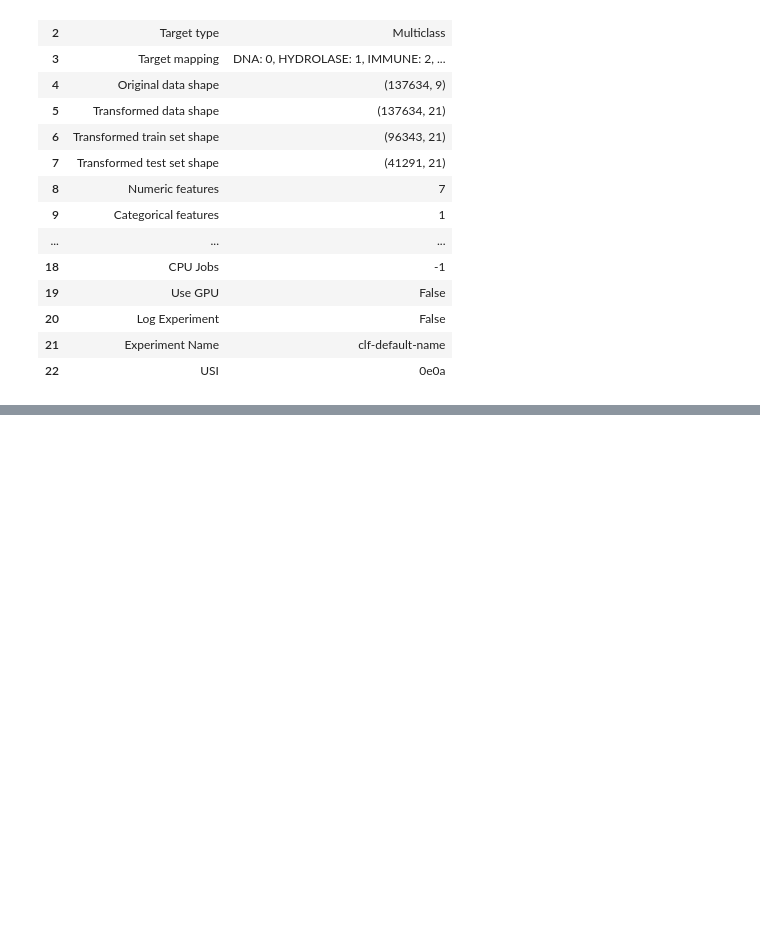
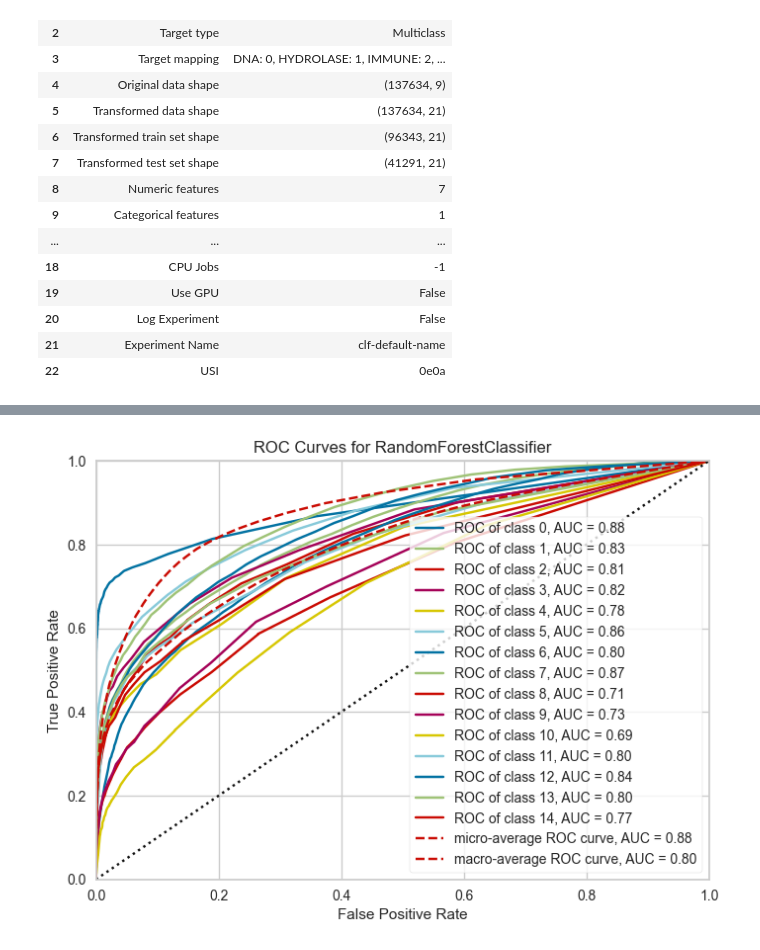
Before and after one commit to adhitizki/protein, a Jupyter notebook: notebook.ipynb, the cells around one changed output, grey strips where cells are left out. Saved outputs shown, nothing was run; the diff lists cells and outputs as text; code cells hidden in the pictures; blank space fills up the shorter version.

```diff
--- a/notebook.ipynb
+++ b/notebook.ipynb
@@ -473,0 +493,3 @@ best_model = compare_models(budget_time=5)
+# %%
+plot_model(best_model, plot = 'auc')
+# %% [output]
@@ -473,0 +497 @@ best_model = compare_models(budget_time=5)
+[figure, added]
```
Also changed, not shown: parts of 6 cells of this notebook.
